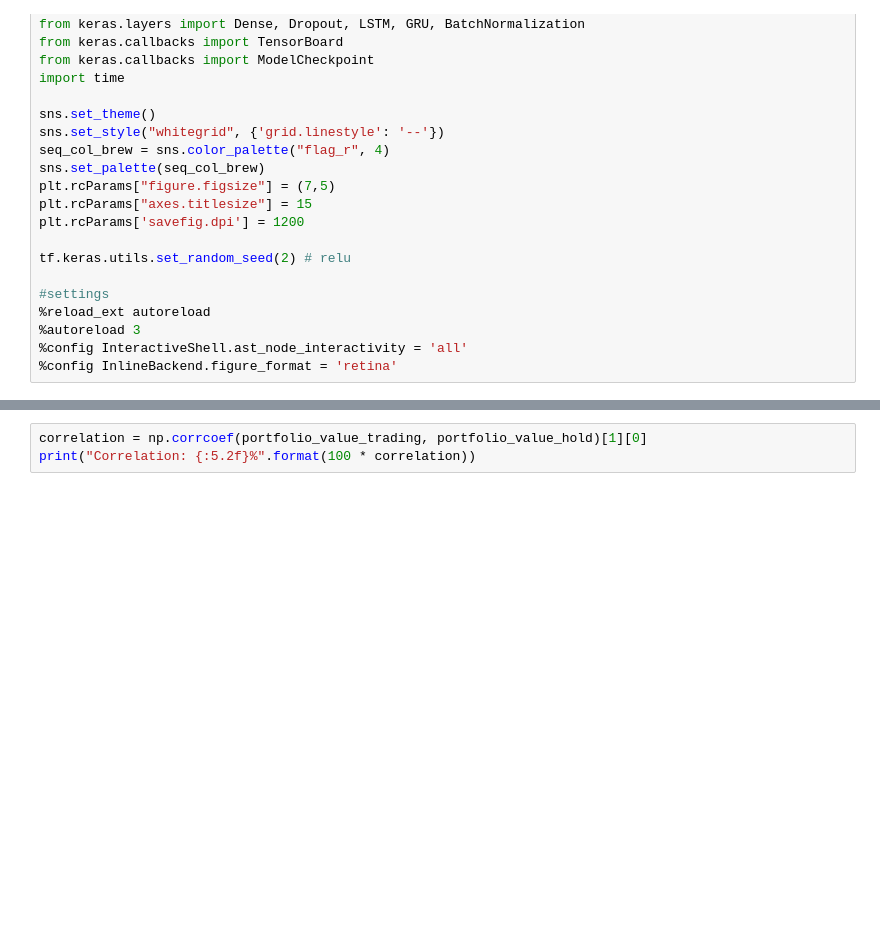
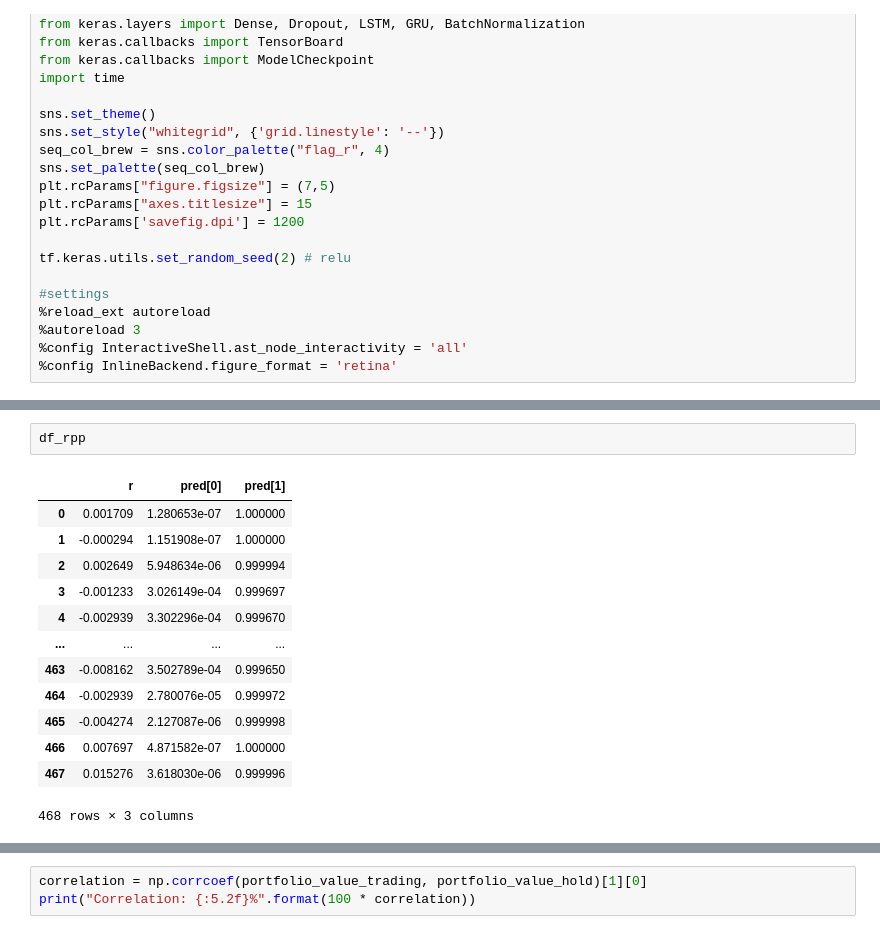
Before and after one commit to TimmieBengtsson/masters_project, a Jupyter notebook: model_evaluator.ipynb, the cells around one changed output, grey strips where cells are left out. Drawn from its saved outputs; the diff is of its cells as text; blank space fills up the shorter version.

```diff
--- a/model_evaluator.ipynb
+++ b/model_evaluator.ipynb
@@ -84 +84,17 @@ df_rpp = utils_adv.get_rpp(val_df, SEQ_LEN+1, ASSET_TO_PREDICT, model_load)
+# %%
+df_rpp
+# %% [output]
+|  | r | pred[0] | pred[1] |
+| 0 | 0.001709 | 1.280653e-07 | 1.000000 |
+| 1 | -0.000294 | 1.151908e-07 | 1.000000 |
+| 2 | 0.002649 | 5.948634e-06 | 0.999994 |
+| 3 | -0.001233 | 3.026149e-04 | 0.999697 |
+| 4 | -0.002939 | 3.302296e-04 | 0.999670 |
+| ... | ... | ... | ... |
+| 463 | -0.008162 | 3.502789e-04 | 0.999650 |
+| 464 | -0.002939 | 2.780076e-05 | 0.999972 |
+| 465 | -0.004274 | 2.127087e-06 | 0.999998 |
+| 466 | 0.007697 | 4.871582e-07 | 1.000000 |
+| 467 | 0.015276 | 3.618030e-06 | 0.999996 |
+468 rows × 3 columns
 # %%
```
Also changed, not shown: parts of 4 cells of this notebook, 3 other files.
